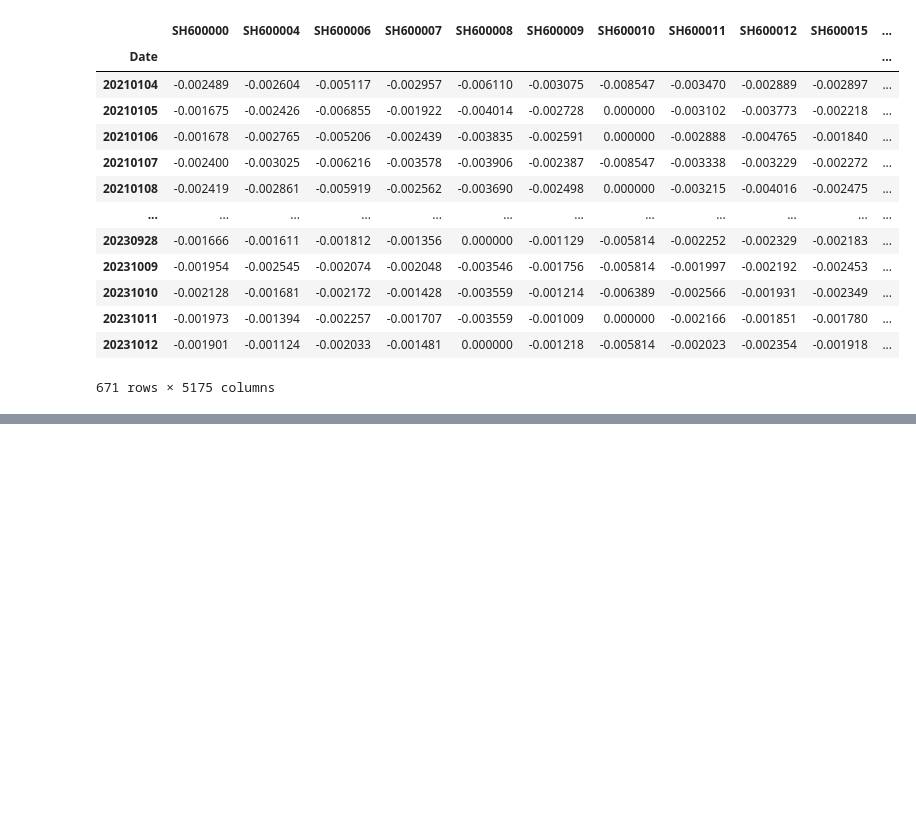
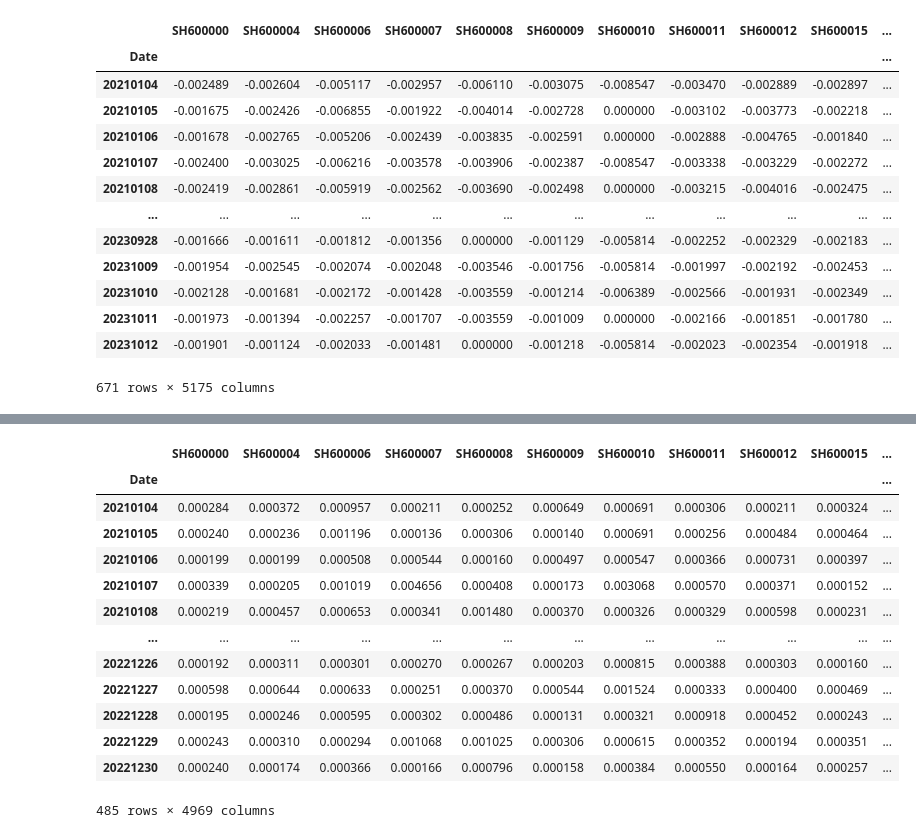
Before and after one commit to ForestMayJun/Quant, a Jupyter notebook: minute_alpha/alpha_interday_cVar.ipynb, the cells around one changed output, grey strips where cells are left out. Cells and saved outputs as stored; diff of their text form; code cells hidden in the pictures; blank space fills up the shorter version.

```diff
--- a/minute_alpha/alpha_interday_cVar.ipynb
+++ b/minute_alpha/alpha_interday_cVar.ipynb
@@ -183,0 +297,19 @@ cvar.to_csv('/mnt/datadisk2/aglv/aglv/lab_aglv/aglv_factor/factor_829/interday_c
+# %%
+ls_21_22 = pd.read_csv('/mnt/datadisk2/aglv/aglv/lab_aglv/aglv_factor/factor_829/longshort_v3_vol_ret_w15_21_22_min.csv')
+ls_21_22.set_index('Date', inplace=True)
+ls_21_22
+# %% [output]
+|  | SH600000 | SH600004 | SH600006 | SH600007 | SH600008 | SH600009 | SH600010 | SH600011 | SH600012 | SH600015 | ... |
+| Date |  |  |  |  |  |  |  |  |  |  | ... |
+| 20210104 | 0.000284 | 0.000372 | 0.000957 | 0.000211 | 0.000252 | 0.000649 | 0.000691 | 0.000306 | 0.000211 | 0.000324 | ... |
+| 20210105 | 0.000240 | 0.000236 | 0.001196 | 0.000136 | 0.000306 | 0.000140 | 0.000691 | 0.000256 | 0.000484 | 0.000464 | ... |
+| 20210106 | 0.000199 | 0.000199 | 0.000508 | 0.000544 | 0.000160 | 0.000497 | 0.000547 | 0.000366 | 0.000731 | 0.000397 | ... |
+| 20210107 | 0.000339 | 0.000205 | 0.001019 | 0.004656 | 0.000408 | 0.000173 | 0.003068 | 0.000570 | 0.000371 | 0.000152 | ... |
+| 20210108 | 0.000219 | 0.000457 | 0.000653 | 0.000341 | 0.001480 | 0.000370 | 0.000326 | 0.000329 | 0.000598 | 0.000231 | ... |
+| ... | ... | ... | ... | ... | ... | ... | ... | ... | ... | ... | ... |
+| 20221226 | 0.000192 | 0.000311 | 0.000301 | 0.000270 | 0.000267 | 0.000203 | 0.000815 | 0.000388 | 0.000303 | 0.000160 | ... |
+| 20221227 | 0.000598 | 0.000644 | 0.000633 | 0.000251 | 0.000370 | 0.000544 | 0.001524 | 0.000333 | 0.000400 | 0.000469 | ... |
+| 20221228 | 0.000195 | 0.000246 | 0.000595 | 0.000302 | 0.000486 | 0.000131 | 0.000321 | 0.000918 | 0.000452 | 0.000243 | ... |
+| 20221229 | 0.000243 | 0.000310 | 0.000294 | 0.001068 | 0.001025 | 0.000306 | 0.000615 | 0.000352 | 0.000194 | 0.000351 | ... |
+| 20221230 | 0.000240 | 0.000174 | 0.000366 | 0.000166 | 0.000796 | 0.000158 | 0.000384 | 0.000550 | 0.000164 | 0.000257 | ... |
+485 rows × 4969 columns
```
Also changed, not shown: parts of 8 cells of this notebook, 4 other files.
